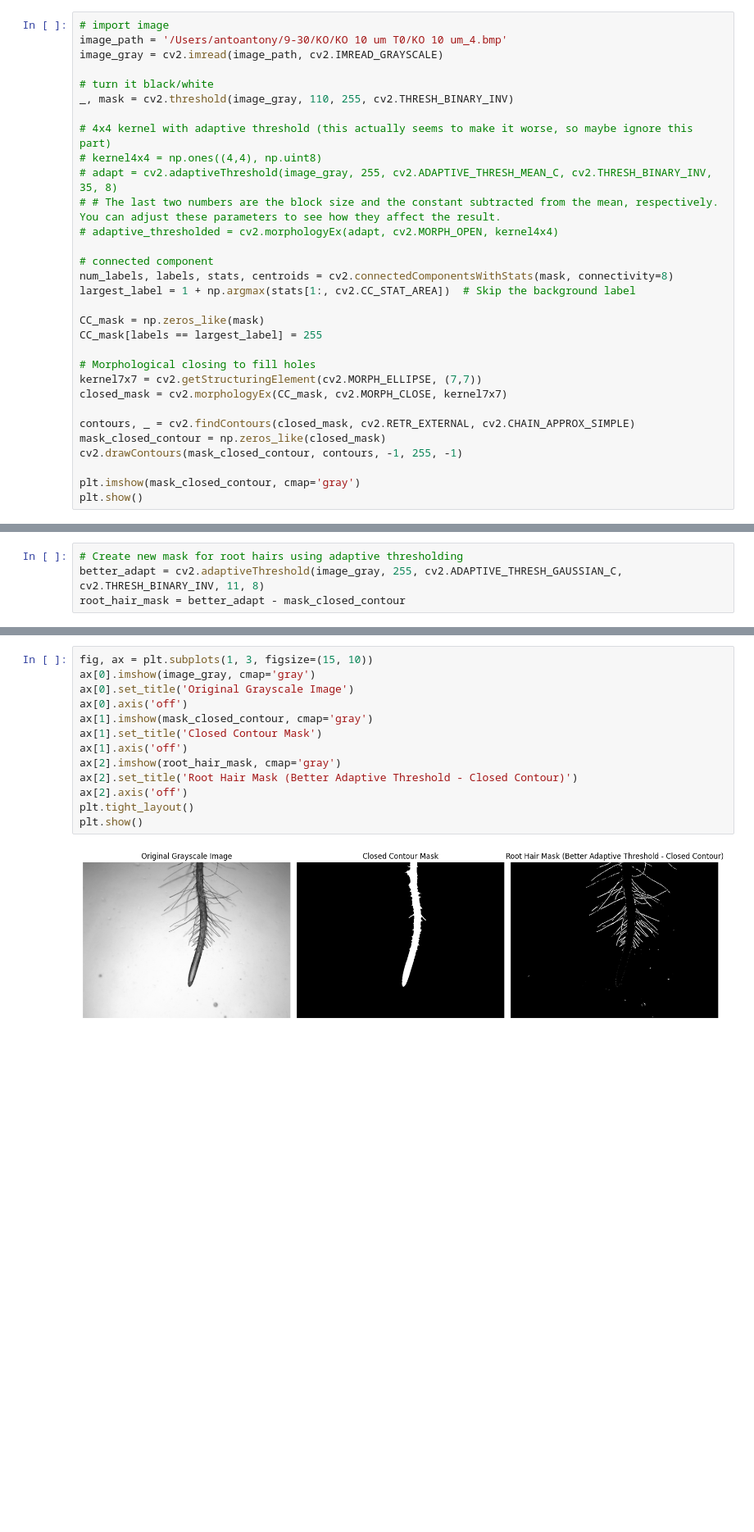
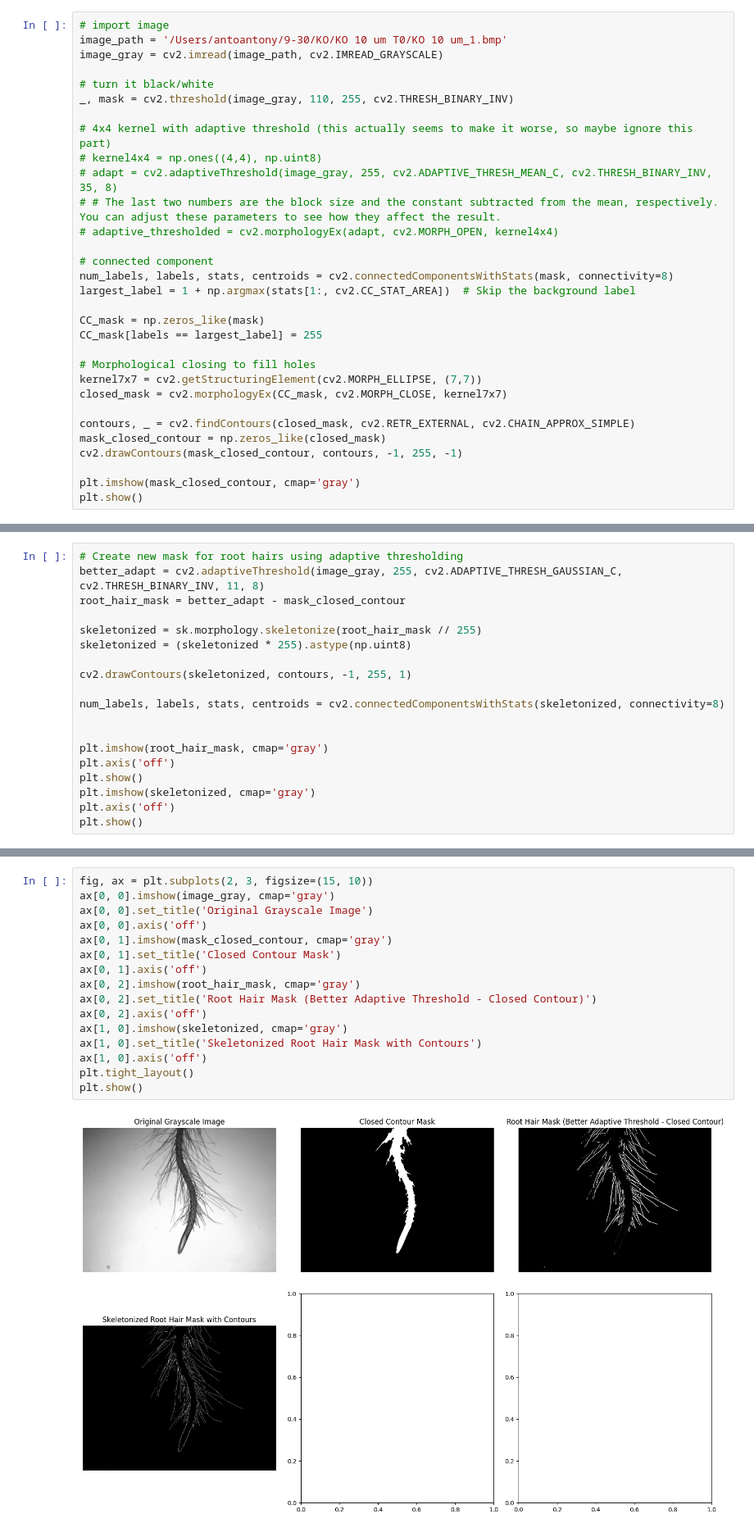
Before and after one commit to AntoAAAAAAAA/Root_Hair_Project, a Jupyter notebook: Root_mask_testing.ipynb, the cells around one changed output, grey strips where cells are left out. Shown at 82% size. Saved outputs shown, nothing was run; the diff lists cells and outputs as text; blank space fills up the shorter version.

```diff
--- a/Root_mask_testing.ipynb
+++ b/Root_mask_testing.ipynb
@@ -6,7 +6,7 @@ import skimage as sk
 import scipy as scipy
 # %%
 # import image
-image_path = '/Users/antoantony/9-30/KO/KO 10 um T0/KO 10 um_4.bmp'
+image_path = '/Users/antoantony/9-30/KO/KO 10 um T0/KO 10 um_1.bmp'
 image_gray = cv2.imread(image_path, cv2.IMREAD_GRAYSCALE)
 
 # turn it black/white
@@ -58,3 +58,18 @@ plt.show()
 # Create new mask for root hairs using adaptive thresholding
 better_adapt = cv2.adaptiveThreshold(image_gray, 255, cv2.ADAPTIVE_THRESH_GAUSSIAN_C, cv2.THRESH_BINARY_INV, 11, 8)
 root_hair_mask = better_adapt - mask_closed_contour
+
+skeletonized = sk.morphology.skeletonize(root_hair_mask // 255)
+skeletonized = (skeletonized * 255).astype(np.uint8)
+
+cv2.drawContours(skeletonized, contours, -1, 255, 1)
+
+num_labels, labels, stats, centroids = cv2.connectedComponentsWithStats(skeletonized, connectivity=8)
+
+
+plt.imshow(root_hair_mask, cmap='gray')
+plt.axis('off')
+plt.show()
+plt.imshow(skeletonized, cmap='gray')
+plt.axis('off')
+plt.show()
@@ -61,15 +79,18 @@ root_hair_mask = better_adapt - mask_closed_contour
 # %%
-fig, ax = plt.subplots(1, 3, figsize=(15, 10))
-ax[0].imshow(image_gray, cmap='gray')
-ax[0].set_title('Original Grayscale Image')
-ax[0].axis('off')
-ax[1].imshow(mask_closed_contour, cmap='gray')
-ax[1].set_title('Closed Contour Mask')
-ax[1].axis('off')
-ax[2].imshow(root_hair_mask, cmap='gray')
-ax[2].set_title('Root Hair Mask (Better Adaptive Threshold - Closed Contour)')
-ax[2].axis('off')
+fig, ax = plt.subplots(2, 3, figsize=(15, 10))
+ax[0, 0].imshow(image_gray, cmap='gray')
+ax[0, 0].set_title('Original Grayscale Image')
+ax[0, 0].axis('off')
+ax[0, 1].imshow(mask_closed_contour, cmap='gray')
+ax[0, 1].set_title('Closed Contour Mask')
+ax[0, 1].axis('off')
+ax[0, 2].imshow(root_hair_mask, cmap='gray')
+ax[0, 2].set_title('Root Hair Mask (Better Adaptive Threshold - Closed Contour)')
+ax[0, 2].axis('off')
+ax[1, 0].imshow(skeletonized, cmap='gray')
+ax[1, 0].set_title('Skeletonized Root Hair Mask with Contours')
+ax[1, 0].axis('off')
 plt.tight_layout()
 plt.show()
 # %% [output]
-[figure, old version]
+[figure, new version]
```
Also changed, not shown: parts of 3 cells of this notebook.
